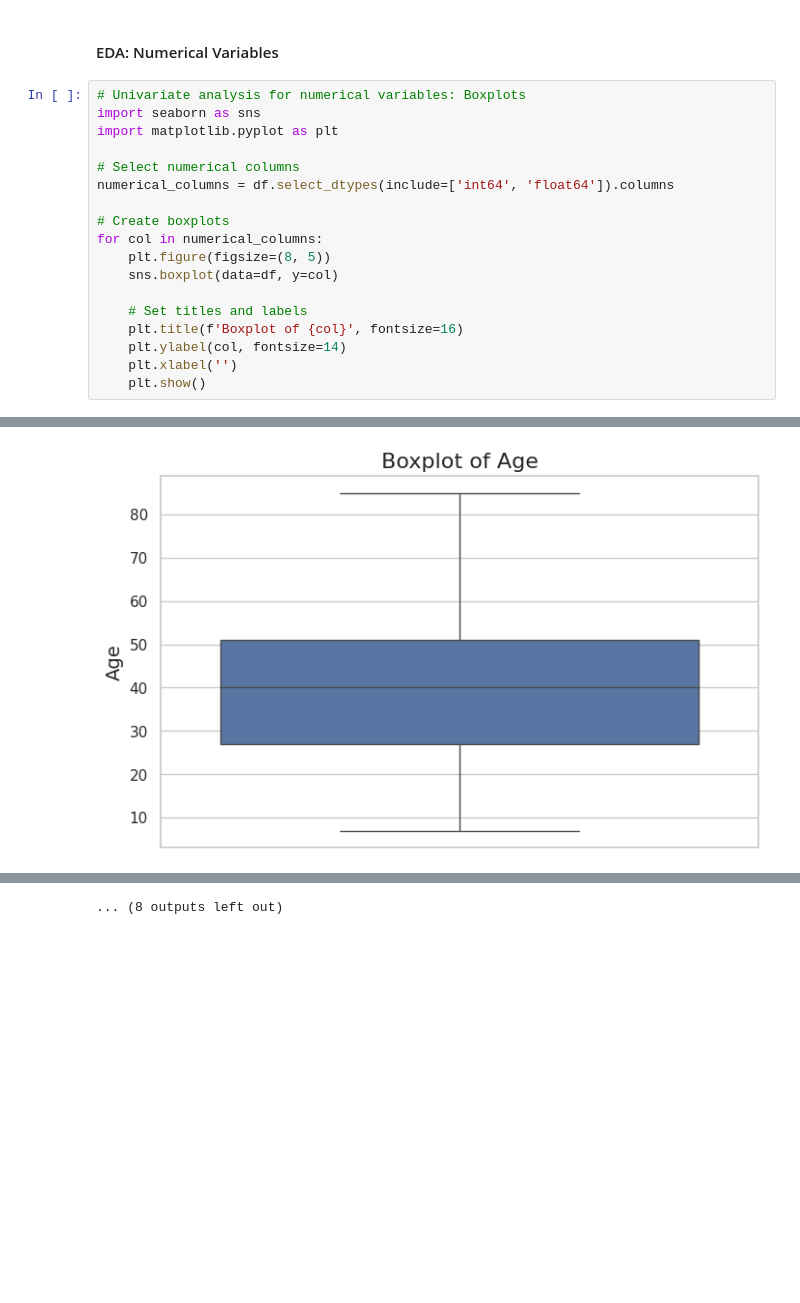
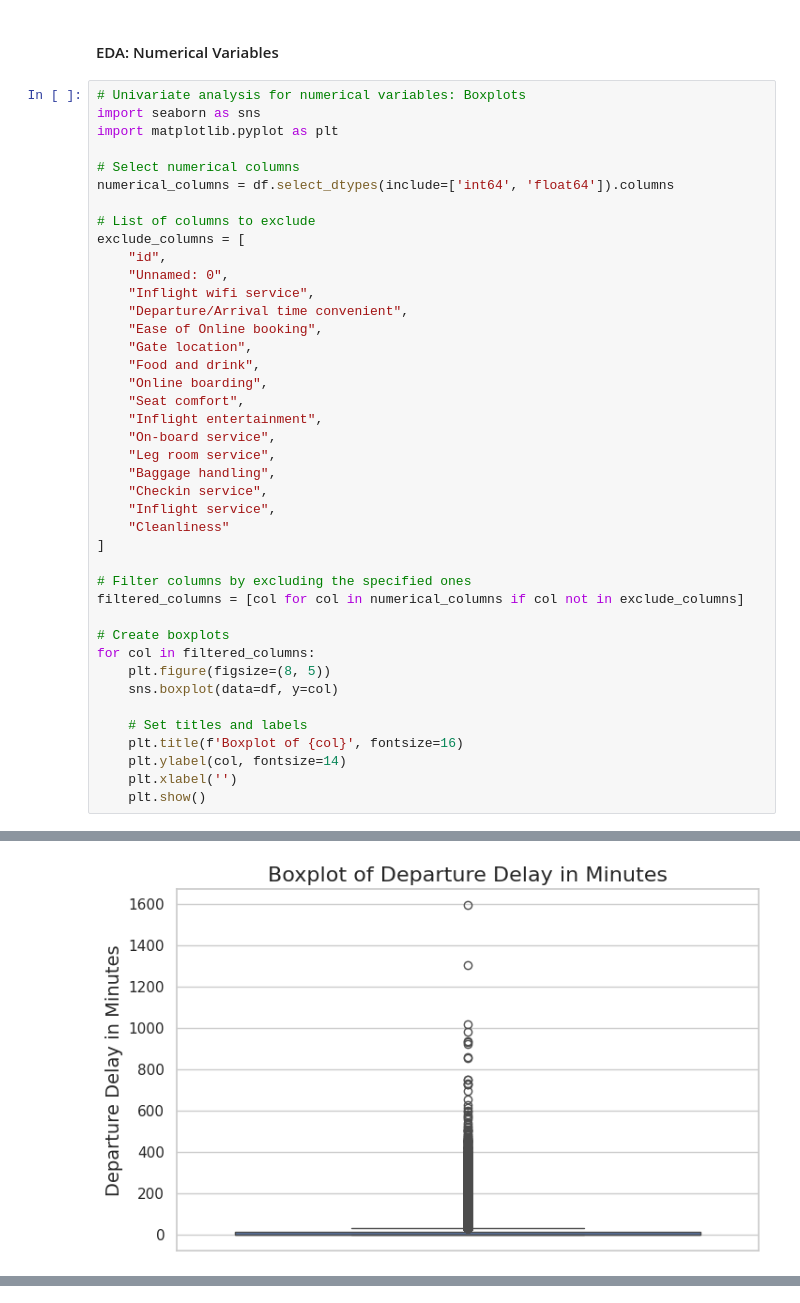
Before and after one commit to hugi-codes/Airline-Passenger-Satisfaction, a Jupyter notebook: notebook.ipynb, the cells around one changed output, grey strips where cells are left out. Drawn from its saved outputs; the diff is of its cells as text; blank space fills up the shorter version.

Commit message:
EDA plots

```diff
--- a/notebook.ipynb
+++ b/notebook.ipynb
@@ -245,8 +245,31 @@ import matplotlib.pyplot as plt
 # Select numerical columns
 numerical_columns = df.select_dtypes(include=['int64', 'float64']).columns
 
+# List of columns to exclude
+exclude_columns = [
+    "id",
+    "Unnamed: 0",
+    "Inflight wifi service",
+    "Departure/Arrival time convenient",
+    "Ease of Online booking",
+    "Gate location",
+    "Food and drink",
+    "Online boarding",
+    "Seat comfort",
+    "Inflight entertainment",
+    "On-board service",
+    "Leg room service",
+    "Baggage handling",
+    "Checkin service",
+    "Inflight service",
+    "Cleanliness"
+]
+
+# Filter columns by excluding the specified ones
+filtered_columns = [col for col in numerical_columns if col not in exclude_columns]
+
 # Create boxplots
-for col in numerical_columns:
+for col in filtered_columns:
     plt.figure(figsize=(8, 5))
     sns.boxplot(data=df, y=col)
 
@@ -261 +284 @@ for col in numerical_columns:
-[figure, old version]
+[figure, new version]
@@ -271 +285,0 @@ for col in numerical_columns:
-... (8 outputs left out)
```
Also changed, not shown: parts of 9 cells of this notebook.
